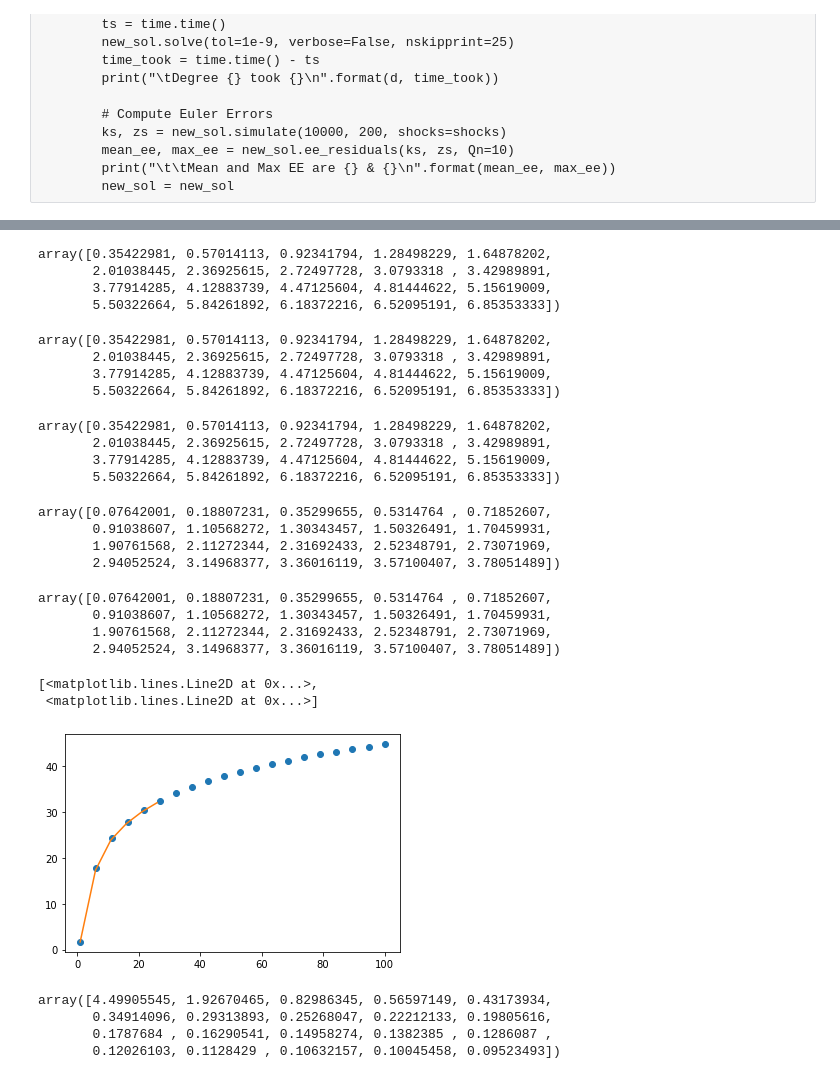
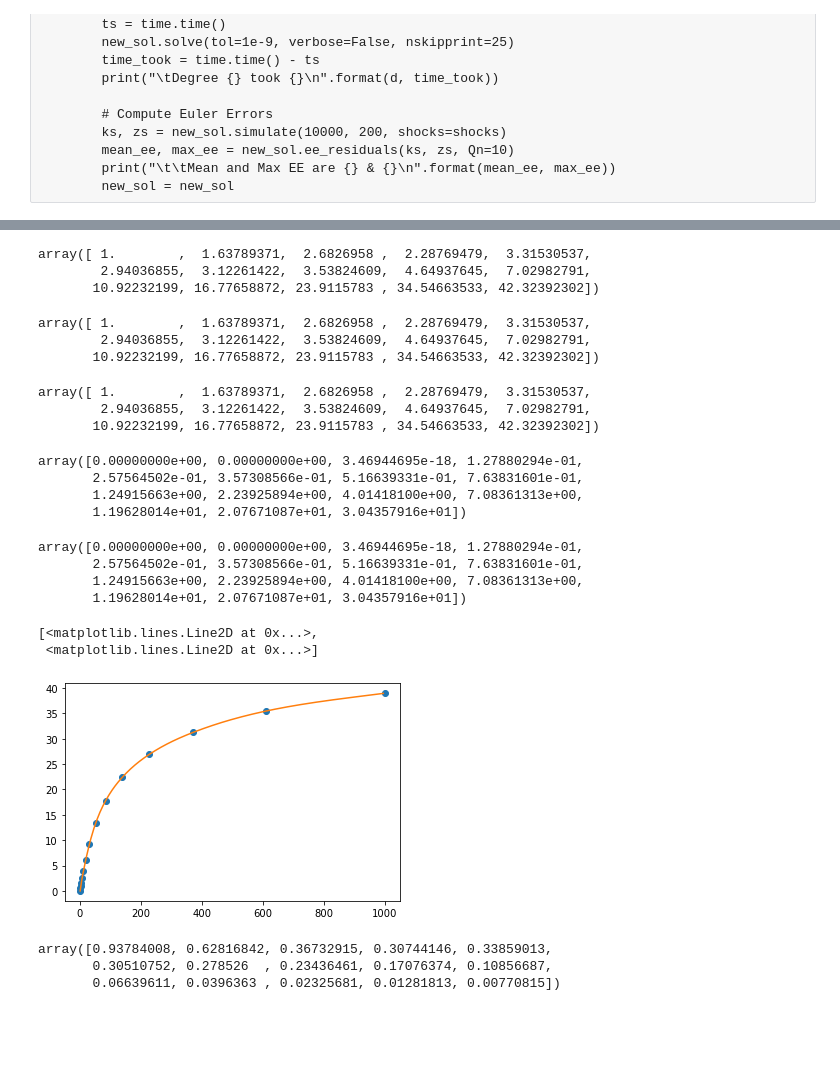
Before and after one commit to MasterOfOrigin/TCM, a Jupyter notebook: TCM_Solution.ipynb, the cells around one changed output, grey strips where cells are left out. Cells and saved outputs as stored; diff of their text form; code cells hidden in the pictures; blank space fills up the shorter version.

Commit message:
geomspace spline with w and c convergence check

```diff
--- a/TCM_Solution.ipynb
+++ b/TCM_Solution.ipynb
@@ -222,12 +222,12 @@ class Model(object):
     * sigma: standard deviation of shocks to log productivity
     """
     def __init__(self, N=1, beta=0.9, g=0.1, a_bar=200, eta=1, u_bar=0,
-                 xmin=1, xmax=100, nx=20):
+                 xmin=1, xmax=1000, nx=15):
 
-        # we want u_bar set so that u(X/(15*N), eta, u_bar) == 0 when X is at today's value (1)
+#         # we want u_bar set so that u(X/(15*N), eta, u_bar) == 0 when X is at today's value
 
-        u_bar = -1*u(1/(15*N), eta, 0)
-        print('u_bar: ', u_bar)
+#         u_bar = -1*u(1/(15*N), eta, 0)
+#         print('u_bar: ', u_bar)
 
         # Household parameters
         self.beta, self.eta, self.u_bar, = beta, eta, u_bar
@@ -236,7 +236,7 @@ class Model(object):
         self.N, self.g, self.a_bar = N, g, a_bar
 
         # Create t grids
-        self.xgrid = np.linspace(xmin, xmax, nx)
+        self.xgrid = np.geomspace(xmin, xmax, nx)
         self.grid = np.reshape(self.xgrid, [self.xgrid.shape[0], 1])
 
         self.ns = nx
@@ -379,7 +379,7 @@ class GeneralSolution:
         emsg += "\nand cannot be called from `GeneralSolution`"
         raise ValueError(emsg)
 
-    def compute_spline(self, cp, wp, VF, dampen=1):
+    def compute_spline(self, cp, wp, VF, dampen=0.8):
         self.c_spline = interp1d(
             self.ncgm.xgrid,
             ((1-dampen)*self.CP + dampen*cp),
@@ -483,11 +483,11 @@ class GeneralSolution:
         """
         Computes distance between policy functions
         """
-#         return np.max([
-#             np.max(np.abs(1.0 - (cp+1e-12)/(self.CP+1e-12))),
-#             np.max(np.abs(1.0 - (wp+1e-12)/(self.WP+1e-12)))
-#         ])
-        return np.max(np.abs(1.0 - cp/self.CP))
+        return np.max([
+            np.max(np.abs(1.0 - (cp+1e-15)/(self.CP+1e-15))),
+            np.max(np.abs(1.0 - (wp+1e-15)/(self.WP+1e-15)))
+        ])
+#         return np.max(np.abs(1.0 - cp/self.CP))
 
     def solve(self, tol=1e-6, maxiter=2500, verbose=True, nskipprint=25):
         # Iterate until convergence
@@ -573,7 +573,7 @@ class IterateOnPolicy(GeneralSolution):
         iterating on a specific policy, we would like to compute
         distances by the difference between VFs
         """
-        dist = np.max(np.abs(1.0 - (VF)/(self.VF)))
+        dist = np.max(np.abs(1.0 - (VF+1e-15)/(self.VF+1e-15)))
 
         return dist
 
@@ -587,7 +587,7 @@ class IterateOnPolicy(GeneralSolution):
 
         return self.c_coeffs, self.w_coeffs, new_v_coeffs
 
-    def compute_spline(self, cp, wp, VF, dampen=1):
+    def compute_spline(self, cp, wp, VF, dampen=0.8):
         self.v_spline = interp1d(
             self.ncgm.xgrid,
             ((1-dampen)*self.VF + dampen*VF),
@@ -790,48 +783,45 @@ array([ 1.67024082, 17.77035503, 24.31125851, 27.86510697, 30.4344758 ,
 # %%
 new_sol.c_spline(X)
 # %% [output]
-array([0.35422981, 0.57014113, 0.92341794, 1.28498229, 1.64878202,
-       2.01038445, 2.36925615, 2.72497728, 3.0793318 , 3.42989891,
-       3.77914285, 4.12883739, 4.47125604, 4.81444622, 5.15619009,
-       5.50322664, 5.84261892, 6.18372216, 6.52095191, 6.85353333])
+array([ 1.        ,  1.63789371,  2.6826958 ,  2.28769479,  3.31530537,
+        2.94036855,  3.12261422,  3.53824609,  4.64937645,  7.02982791,
+       10.92232199, 16.77658872, 23.9115783 , 34.54663533, 42.32392302])
 # %%
 new_sol.CP
 # %% [output]
-array([0.35422981, 0.57014113, 0.92341794, 1.28498229, 1.64878202,
-       2.01038445, 2.36925615, 2.72497728, 3.0793318 , 3.42989891,
-       3.77914285, 4.12883739, 4.47125604, 4.81444622, 5.15619009,
-       5.50322664, 5.84261892, 6.18372216, 6.52095191, 6.85353333])
+array([ 1.        ,  1.63789371,  2.6826958 ,  2.28769479,  3.31530537,
+        2.94036855,  3.12261422,  3.53824609,  4.64937645,  7.02982791,
+       10.92232199, 16.77658872, 23.9115783 , 34.54663533, 42.32392302])
 # %%
 new_sol.c_spline(X)
 # %% [output]
-array([0.35422981, 0.57014113, 0.92341794, 1.28498229, 1.64878202,
-       2.01038445, 2.36925615, 2.72497728, 3.0793318 , 3.42989891,
-       3.77914285, 4.12883739, 4.47125604, 4.81444622, 5.15619009,
-       5.50322664, 5.84261892, 6.18372216, 6.52095191, 6.85353333])
+array([ 1.        ,  1.63789371,  2.6826958 ,  2.28769479,  3.31530537,
+        2.94036855,  3.12261422,  3.53824609,  4.64937645,  7.02982791,
+       10.92232199, 16.77658872, 23.9115783 , 34.54663533, 42.32392302])
 # %%
 new_sol.WP
 # %% [output]
-array([0.07642001, 0.18807231, 0.35299655, 0.5314764 , 0.71852607,
-       0.91038607, 1.10568272, 1.30343457, 1.50326491, 1.70459931,
-       1.90761568, 2.11272344, 2.31692433, 2.52348791, 2.73071969,
-       2.94052524, 3.14968377, 3.36016119, 3.57100407, 3.78051489])
+array([0.00000000e+00, 0.00000000e+00, 3.46944695e-18, 1.27880294e-01,
+       2.57564502e-01, 3.57308566e-01, 5.16639331e-01, 7.63831601e-01,
+       1.24915663e+00, 2.23925894e+00, 4.01418100e+00, 7.08361313e+00,
+       1.19628014e+01, 2.07671087e+01, 3.04357916e+01])
 # %%
 new_sol.w_spline(X)
 # %% [output]
-array([0.07642001, 0.18807231, 0.35299655, 0.5314764 , 0.71852607,
-       0.91038607, 1.10568272, 1.30343457, 1.50326491, 1.70459931,
-       1.90761568, 2.11272344, 2.31692433, 2.52348791, 2.73071969,
-       2.94052524, 3.14968377, 3.36016119, 3.57100407, 3.78051489])
+array([0.00000000e+00, 0.00000000e+00, 3.46944695e-18, 1.27880294e-01,
+       2.57564502e-01, 3.57308566e-01, 5.16639331e-01, 7.63831601e-01,
+       1.24915663e+00, 2.23925894e+00, 4.01418100e+00, 7.08361313e+00,
+       1.19628014e+01, 2.07671087e+01, 3.04357916e+01])
 # %%
 
-xnew = np.arange(1,200,5)
+xnew = np.arange(1,1000,5)
 vf_new = new_sol.v_spline(xnew)
 
 plt.plot(X, VF, 'o', xnew, vf_new)
 # %% [output]
 [<matplotlib.lines.Line2D at 0x...>,
  <matplotlib.lines.Line2D at 0x...>]
-[figure, old version]
+[figure, new version]
 # %%
 from scipy.interpolate import interp1d
 from scipy.misc import derivative
@@ -840,7 +830,6 @@ VF = new_sol.VF
 v_spl = new_sol.v_spline
 derivative(v_spl, X, dx=1e-3)
 # %% [output]
-array([4.49905545, 1.92670465, 0.82986345, 0.56597149, 0.43173934,
-       0.34914096, 0.29313893, 0.25268047, 0.22212133, 0.19805616,
-       0.1787684 , 0.16290541, 0.14958274, 0.1382385 , 0.1286087 ,
-       0.12026103, 0.1128429 , 0.10632157, 0.10045458, 0.09523493])
+array([0.93784008, 0.62816842, 0.36732915, 0.30744146, 0.33859013,
+       0.30510752, 0.278526  , 0.23436461, 0.17076374, 0.10856687,
+       0.06639611, 0.0396363 , 0.02325681, 0.01281813, 0.00770815])
```
Also changed, not shown: parts of 3 cells of this notebook.
